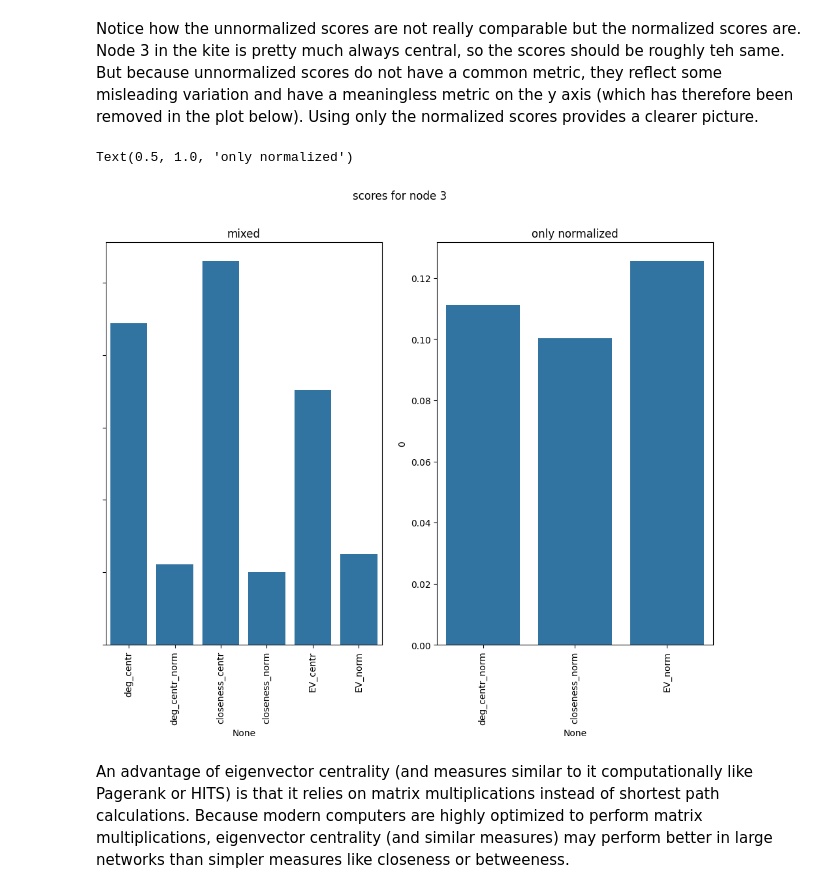
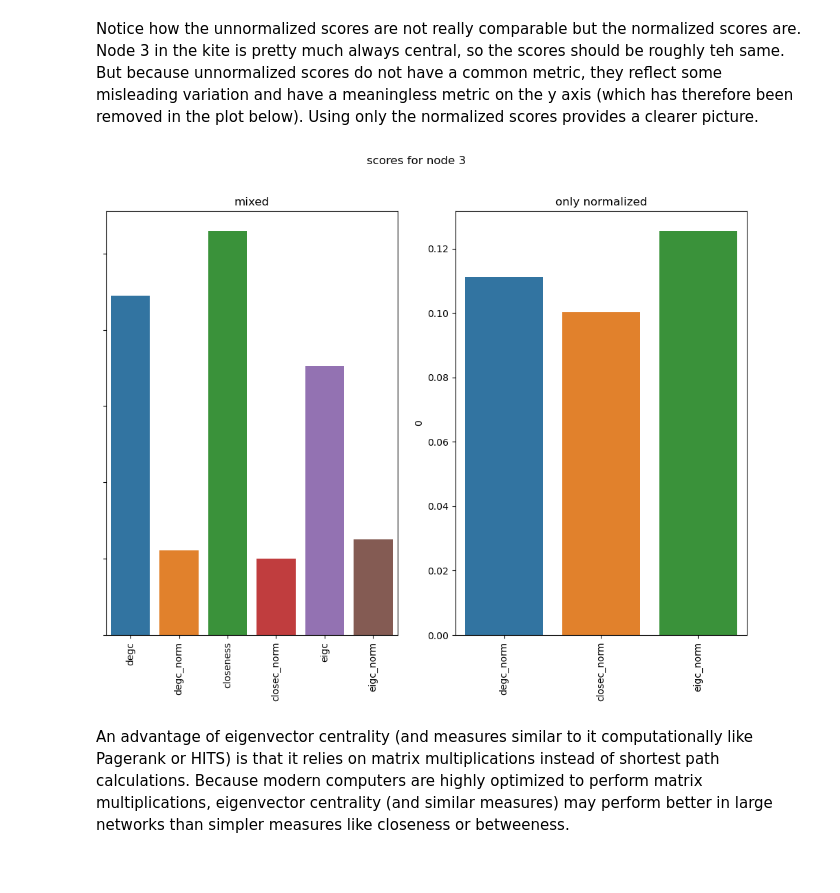
Before and after one commit to maastrichtlawtech/legalnetworkanalysis_textbook, a Jupyter notebook: Chapter_3_Centrality.ipynb, the cells around one changed output. Saved outputs shown, nothing was run; the diff lists cells and outputs as text; code cells hidden in the pictures.

```diff
--- a/Chapter_3_Centrality.ipynb
+++ b/Chapter_3_Centrality.ipynb
@@ -353,7 +310,6 @@ nx.single_source_shortest_path_length(g_kite, source = 8)
 # %% [markdown]
 Or if you just want to see the itinerary, and not the number of steps:
 # %%
-g_kite = nx.krackhardt_kite_graph()
 nx.shortest_path(g_kite, source = 8, target= 6 )
 # %% [output]
 [8, 7, 6]
@@ -495,6 +450,5 @@ Let us go back to the kite and remember that:
 * Closeness prefer both 5 and 6, and puts node 7 in 4th place
 Here we will see that Eigenvector centrality also prefers node 3, and also puts node 7 far on the back. Note why this might be so. Node 3 not only has high degree, but it is also close to nodes 5, 6, 0 and 1, which also have high degree. By contrast node 7 is "friends" with 5 and 6, but also with the unpopular 8, so it cannot rank as high.
 # %%
-g_kite = nx.krackhardt_kite_graph()
 draw_spring(g_kite)
 # %% [output]
@@ -502,28 +456,2 @@ draw_spring(g_kite)
 # %% [markdown]
 We can see the scores here.
-# %%
-g_kite = nx.krackhardt_kite_graph()
-degree = nx.degree(g_kite)
-nodeid = list(dict(degree).keys())
-degscore = list(dict(degree).values())
-degcentrality = nx.degree_centrality(g_kite)
-degcentscore = list(dict(degcentrality).values())
-degcent_norm = degcentscore/(np.sum(degcentscore))
-closenesscent = nx.closeness_centrality(g_kite)
-closescores = list(closenesscent.values())
-closescore_norm = closescores/(np.sum(closescores))
-eigcentrality = nx.eigenvector_centrality(g_kite)
-eigscore = list(dict(eigcentrality).values())
-eig_norm = eigscore/np.sum(eigscore)
-
-resdf = pd.DataFrame({"node_id":nodeid,
-                      "degree":degscore,
-                      "deg_centr":degcentscore,
-                      "deg_centr_norm": degcent_norm,
-                        "closeness_centr": closescores,
-                        "closeness_norm": closescore_norm,
-                        "EV_centr": eigscore,
-                        "EV_norm": eig_norm})
-resdf.set_index("node_id", inplace=True)
-resdf.to_csv("data/kite_eig_results_1.csv")
-resdf.sort_values('EV_centr', ascending=False)
@@ -542,0 +458,5 @@ resdf.sort_values('EV_centr', ascending=False)
+# %%
+eigenvector_centrality_kite = list(nx.eigenvector_centrality(g_kite).values())
+resdf_kite['eigc'] = eigenvector_centrality_kite
+resdf_kite['eigc_norm'] = score_normalize(resdf_kite.eigc, from_dictionary=False)
+resdf_kite.sort_values("eigc", ascending=False)
@@ -543,21 +476,19 @@ resdf.sort_values('EV_centr', ascending=False)
 # %% [markdown]
 Notice how the unnormalized scores are not really comparable but the normalized scores are. Node 3 in the kite is pretty much always central, so the scores should be roughly teh same. But because unnormalized scores do not have a common metric, they reflect some misleading variation and have a meaningless metric on the y axis (which has therefore been removed in the plot below). Using only the normalized scores provides a clearer picture.
 # %%
-resdf = pd.read_csv("data/kite_eig_results_1.csv", index_col="node_id")
 
 fig, ax = plt.subplots(nrows=1, ncols=2, figsize=(12,8))
 plt.suptitle("scores for node 3")
-sns.barplot(x = resdf.drop("degree", axis=1).columns, y= resdf.drop("degree", axis=1).loc[0,:], ax = ax[0]).set(yticklabels=[], ylabel=None)
+sns.barplot(x = resdf_kite.columns, y= resdf_kite.loc[0,:], ax = ax[0]).set(yticklabels=[], ylabel=None)
 ax[0].tick_params(axis='x', rotation=90)
 ax[0].set_title("mixed")
 
-sns.barplot(x = resdf.drop(["degree","deg_centr", "closeness_centr", "EV_centr"], axis=1).columns,
-            y= resdf.drop(["degree","deg_centr", "closeness_centr", "EV_centr"], axis=1).loc[0,:], ax = ax[1])
+sns.barplot(x = resdf_kite.drop(["degc", "closeness", "eigc"], axis=1).columns,
+            y= resdf_kite.drop(["degc", "closeness", "eigc"], axis=1).loc[0,:], ax = ax[1])
 ax[1].tick_params(axis='x', rotation=90)
-ax[1].set_title("only normalized")
+ax[1].set_title("only normalized");
 # %% [output]
-Text(0.5, 1.0, 'only normalized')
-[figure, old version]
+[figure, new version]
 # %% [markdown]
 
 
```
Also changed, not shown: parts of 45 cells of this notebook.
